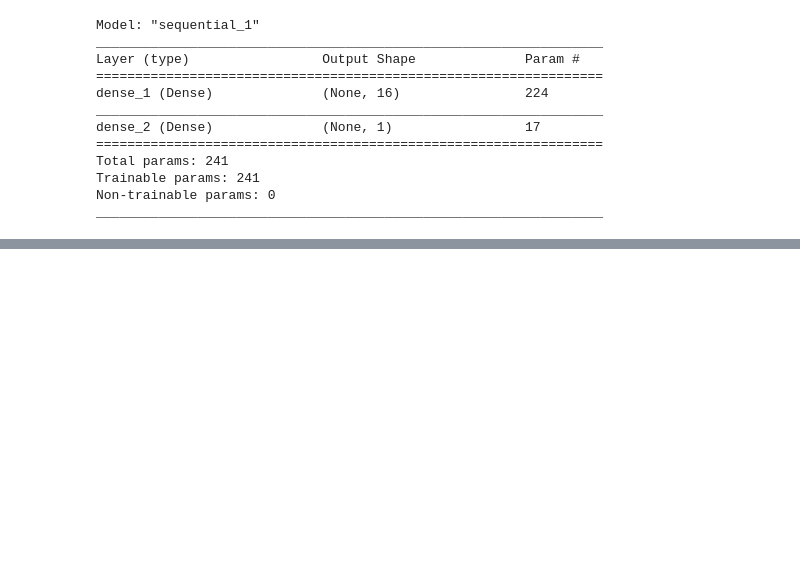
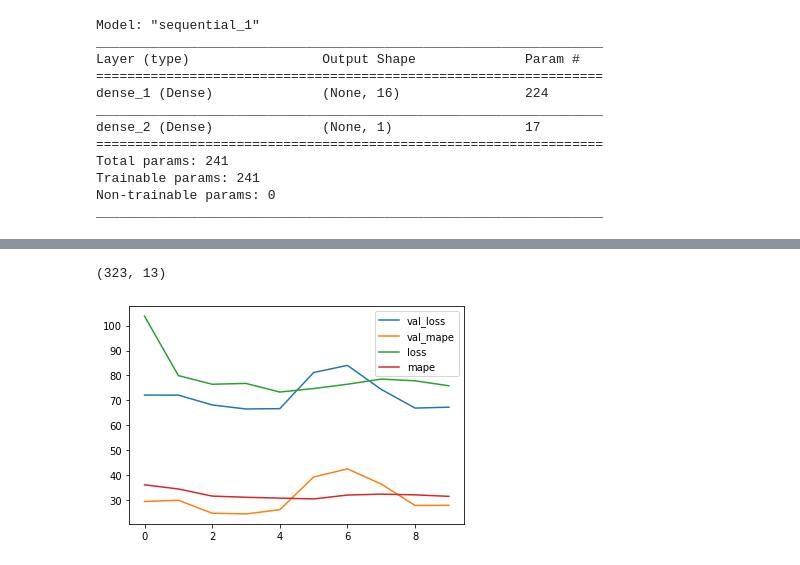
Before and after one commit to reejungkim/Time-Series-stock, a Jupyter notebook: Boston housing price using tensorflow.ipynb, the cells around one changed output, grey strips where cells are left out. Drawn from its saved outputs; the diff is of its cells as text; code cells hidden in the pictures; blank space fills up the shorter version.

Commit message:
kears model application'

```diff
--- a/Boston housing price using tensorflow.ipynb
+++ b/Boston housing price using tensorflow.ipynb
@@ -199,3 +199,8 @@ Total params: 241
 Trainable params: 241
 Non-trainable params: 0
 _________________________________________________________________
+# %%
+model.compile(optimizer='sgd', loss='mse', metrics=['mape'])
+#sgd - stochastic gradient descent
+#mse - mean square error
+#mape - mean absolute percentage error
@@ -201,0 +209,4 @@ _________________________________________________________________
+# %%
+x_train, x_valid, y_train, y_valid = train_test_split(x_train, y_train, test_size=.2)
+# %%
+history = model.fit(x_train, y_train, batch_size=4, epochs=10, validation_data=(x_valid, y_valid))
@@ -201,0 +231,11 @@ _________________________________________________________________
+# %%
+x_train.shape
+# %% [output]
+(323, 13)
+# %%
+for name, value in history.history.items():
+    plt.plot(value, label=name)
+plt.legend()
+plt.show()
+# %% [output]
+[figure, added]
```
Also changed, not shown: parts of 12 cells of this notebook, 1 other file.
